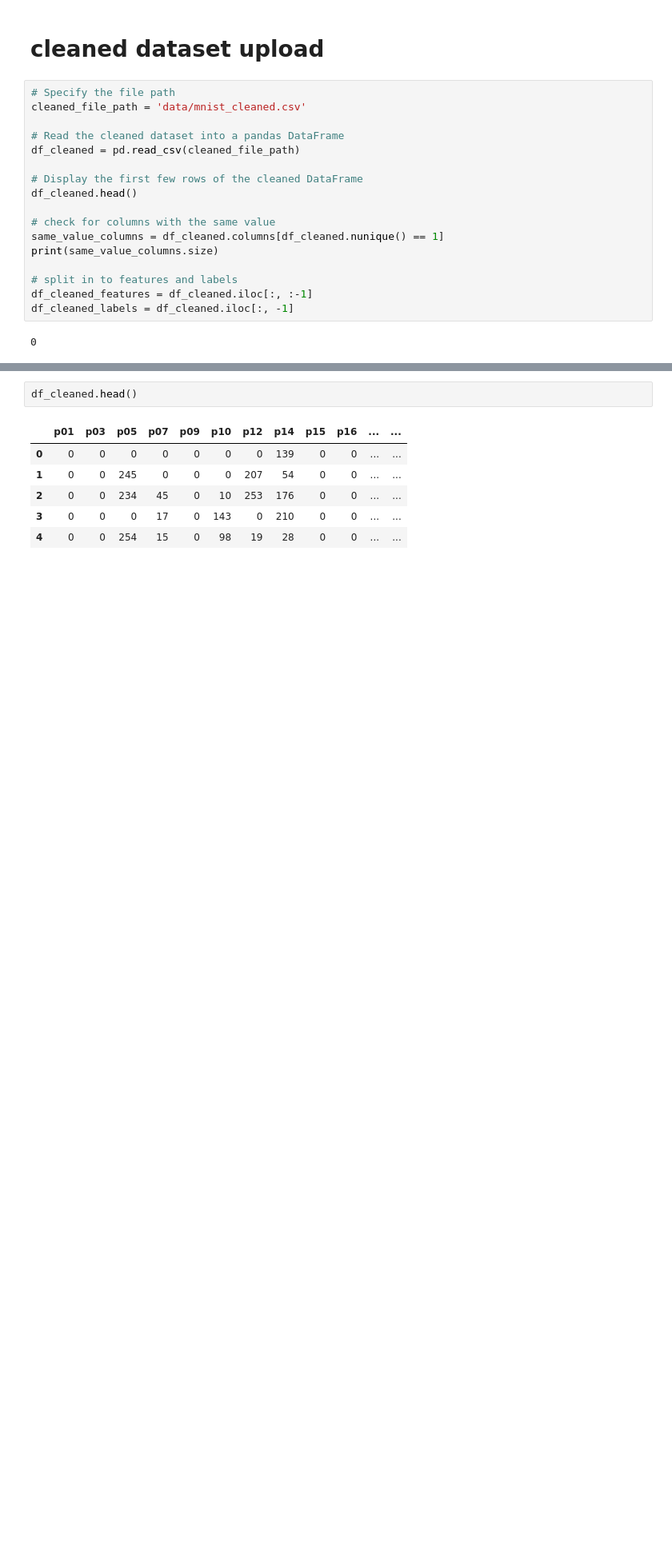
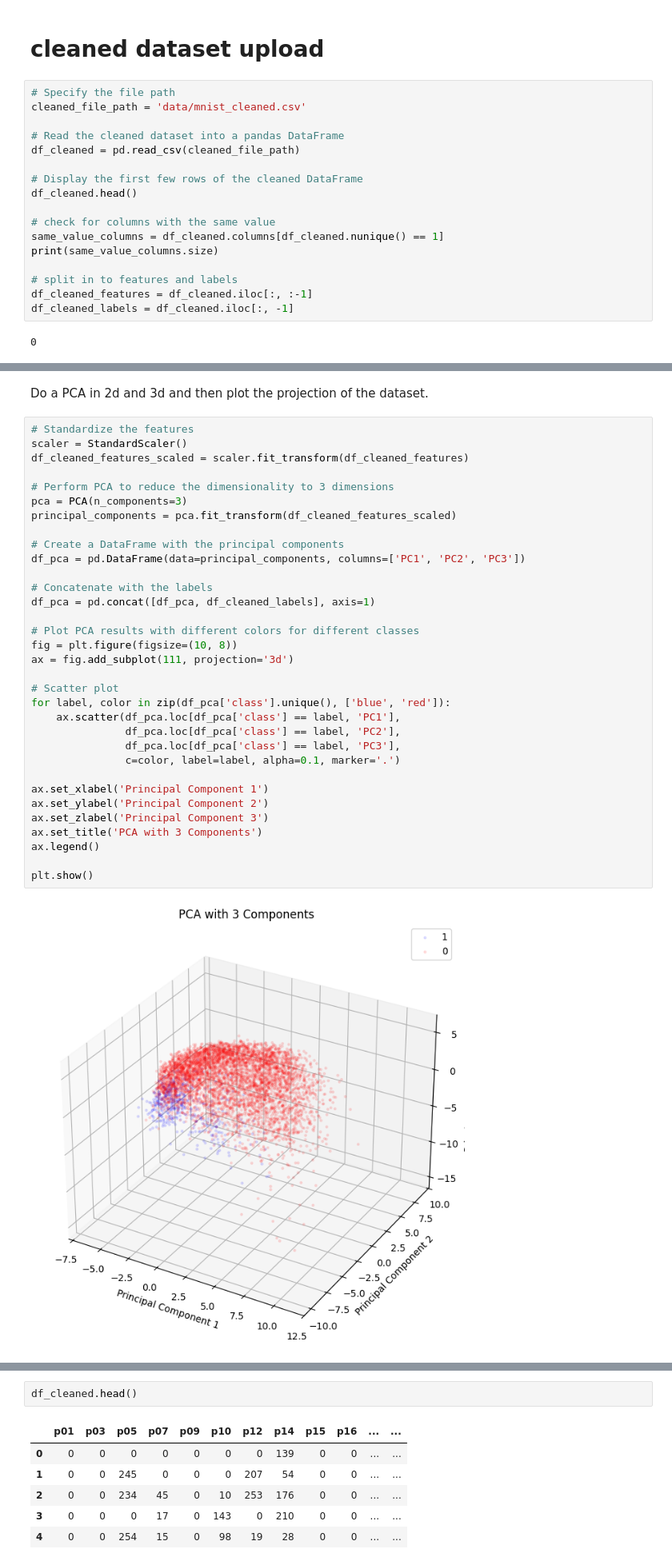
Before and after one commit to marcocarotta/mnist-outlier, a Jupyter notebook: notebook.ipynb, the cells around one changed output, grey strips where cells are left out. Shown at 80% size. Drawn from its saved outputs; the diff is of its cells as text; blank space fills up the shorter version.

Commit message:
Implemented PCA and heat map correlation matrix for interpretation of the data. Added also t-SNE and UMAP, that could be useful for new implementation of a classifier.

```diff
--- a/notebook.ipynb
+++ b/notebook.ipynb
@@ -83,0 +91,37 @@ df_cleaned_labels = df_cleaned.iloc[:, -1]
+# %% [markdown]
+Do a PCA in 2d and 3d and then plot the projection of the dataset.
+# %%
+# Standardize the features
+scaler = StandardScaler()
+df_cleaned_features_scaled = scaler.fit_transform(df_cleaned_features)
+
+# Perform PCA to reduce the dimensionality to 3 dimensions
+pca = PCA(n_components=3)
+principal_components = pca.fit_transform(df_cleaned_features_scaled)
+
+# Create a DataFrame with the principal components
+df_pca = pd.DataFrame(data=principal_components, columns=['PC1', 'PC2', 'PC3'])
+
+# Concatenate with the labels
+df_pca = pd.concat([df_pca, df_cleaned_labels], axis=1)
+
+# Plot PCA results with different colors for different classes
+fig = plt.figure(figsize=(10, 8))
+ax = fig.add_subplot(111, projection='3d')
+
+# Scatter plot
+for label, color in zip(df_pca['class'].unique(), ['blue', 'red']):
+    ax.scatter(df_pca.loc[df_pca['class'] == label, 'PC1'],
+               df_pca.loc[df_pca['class'] == label, 'PC2'],
+               df_pca.loc[df_pca['class'] == label, 'PC3'],
+               c=color, label=label, alpha=0.1, marker='.')
+
+ax.set_xlabel('Principal Component 1')
+ax.set_ylabel('Principal Component 2')
+ax.set_zlabel('Principal Component 3')
+ax.set_title('PCA with 3 Components')
+ax.legend()
+
+plt.show()
+# %% [output]
+[figure, added]
```
Also changed, not shown: parts of 6 cells of this notebook.
